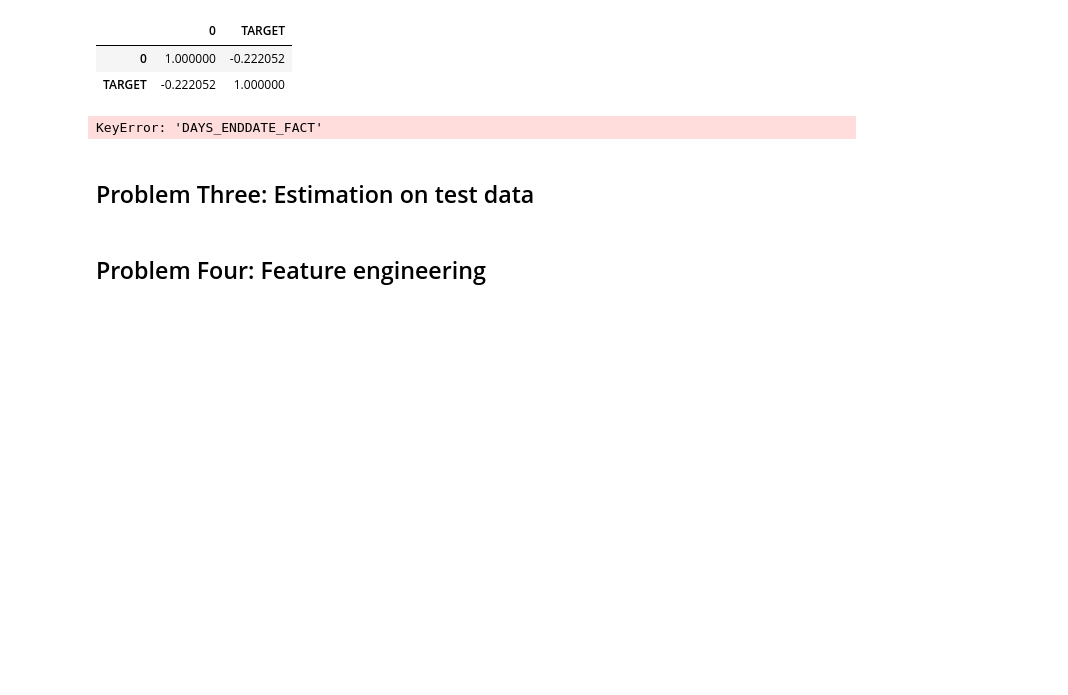
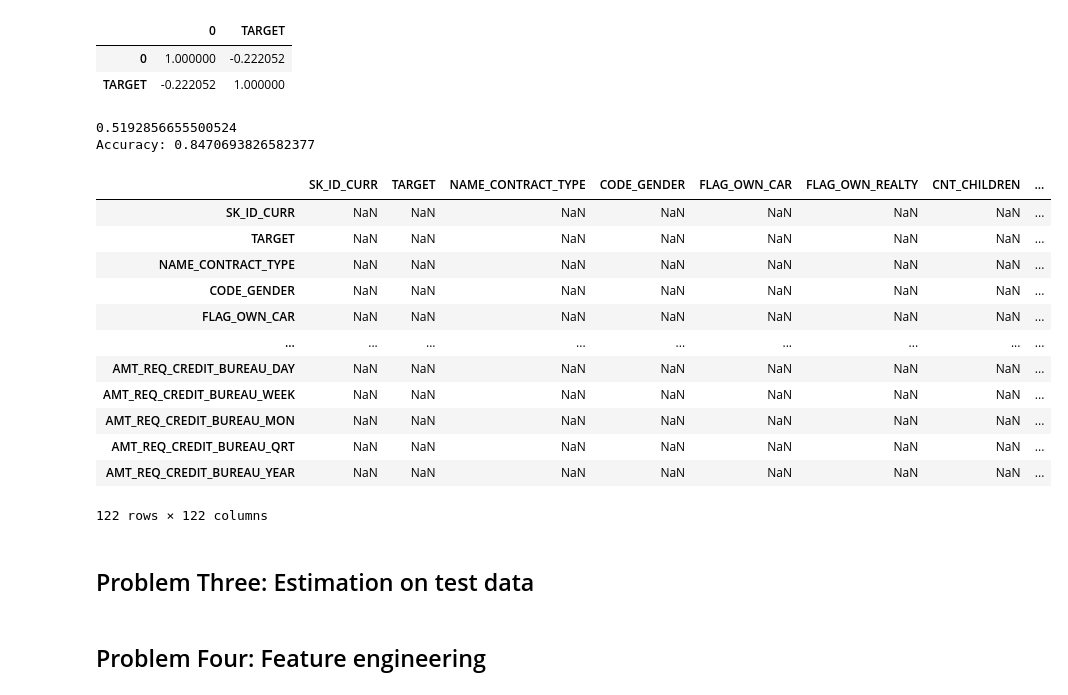
Before and after one commit to andervies/divic-corp-machine-learning-course, a Jupyter notebook: assignment16/Credit information study series.ipynb, the cells around one changed output. Saved outputs shown, nothing was run; the diff lists cells and outputs as text; code cells hidden in the pictures; blank space fills up the shorter version.

```diff
--- a/assignment16/Credit information study series.ipynb
+++ b/assignment16/Credit information study series.ipynb
@@ -112,0 +192,4 @@ dtype: float64
+# %%
+
+features_to_drop = [col for col in percent_missing_train.index[:31] if col != ["EXT_SOURCE_1", "EXT_SOURCE_2", "EXT_SOURCE_3", "OCCUPATION_TYPE"]]
+features_to_drop
@@ -112,0 +214,6 @@ dtype: float64
+# %%
+# dropping features with extremely high missingness and weak correlation with the target
+df_train.drop(features_to_drop, axis=1, inplace=True)
+df_test.drop(features_to_drop, axis=1, inplace=True)
+percent_missing_train.drop(features_to_drop, inplace=True)
+percent_missing_train[percent_missing_train != 0]
@@ -128,9 +272,54 @@ new.corr()
 | 0 | 1.000000 | -0.222052 |
 | TARGET | -0.222052 | 1.000000 |
 # %%
-df_train["DAYS_ENDDATE_FACT"]
+# Splitting and Training for Feature Selection
+from sklearn.tree import DecisionTreeClassifier
+from sklearn.metrics import roc_auc_score, accuracy_score
+from sklearn.preprocessing import LabelEncoder
+
+
+le = LabelEncoder()
+
+for i in obj_cols:
+    df_train[i] = le.fit_transform(df_train[i])
+    df_test[i] = le.fit_transform(df_test[i])
+
+
+def feat_train(feat, target):
+
+    feat, test, train_pred, test_pred = train_test_split(feat, target, random_state=42)
+    fea_scaler = StandardScaler()
+    feat = fea_scaler.fit_transform(feat)
+    test = fea_scaler.fit_transform(test)
+    dt = DecisionTreeClassifier()
+    dt.fit(feat, train_pred)
+    pred = dt.predict(test)
+    print(roc_auc_score(test_pred, pred))
+    print(f"Accuracy: {accuracy_score(test_pred, pred)}")
+
+
+
+feat_train(df_train[no_missing_train.drop("TARGET").to_numpy()], df_train["TARGET"])
 # %% [output]
-KeyError: 'DAYS_ENDDATE_FACT'
+0.5192856655500524
+Accuracy: 0.8470693826582377
+# %%
+missing_corr = df_train.isnull().corr()
+missing_corr
+# %% [output]
+|  | SK_ID_CURR | TARGET | NAME_CONTRACT_TYPE | CODE_GENDER | FLAG_OWN_CAR | FLAG_OWN_REALTY | CNT_CHILDREN | ... |
+| SK_ID_CURR | NaN | NaN | NaN | NaN | NaN | NaN | NaN | ... |
+| TARGET | NaN | NaN | NaN | NaN | NaN | NaN | NaN | ... |
+| NAME_CONTRACT_TYPE | NaN | NaN | NaN | NaN | NaN | NaN | NaN | ... |
+| CODE_GENDER | NaN | NaN | NaN | NaN | NaN | NaN | NaN | ... |
+| FLAG_OWN_CAR | NaN | NaN | NaN | NaN | NaN | NaN | NaN | ... |
+| ... | ... | ... | ... | ... | ... | ... | ... | ... |
+| AMT_REQ_CREDIT_BUREAU_DAY | NaN | NaN | NaN | NaN | NaN | NaN | NaN | ... |
+| AMT_REQ_CREDIT_BUREAU_WEEK | NaN | NaN | NaN | NaN | NaN | NaN | NaN | ... |
+| AMT_REQ_CREDIT_BUREAU_MON | NaN | NaN | NaN | NaN | NaN | NaN | NaN | ... |
+| AMT_REQ_CREDIT_BUREAU_QRT | NaN | NaN | NaN | NaN | NaN | NaN | NaN | ... |
+| AMT_REQ_CREDIT_BUREAU_YEAR | NaN | NaN | NaN | NaN | NaN | NaN | NaN | ... |
+122 rows × 122 columns
 # %% [markdown]
 ## Problem Three: Estimation on test data
 # %% [markdown]
```
Also changed, not shown: parts of 14 cells of this notebook.
